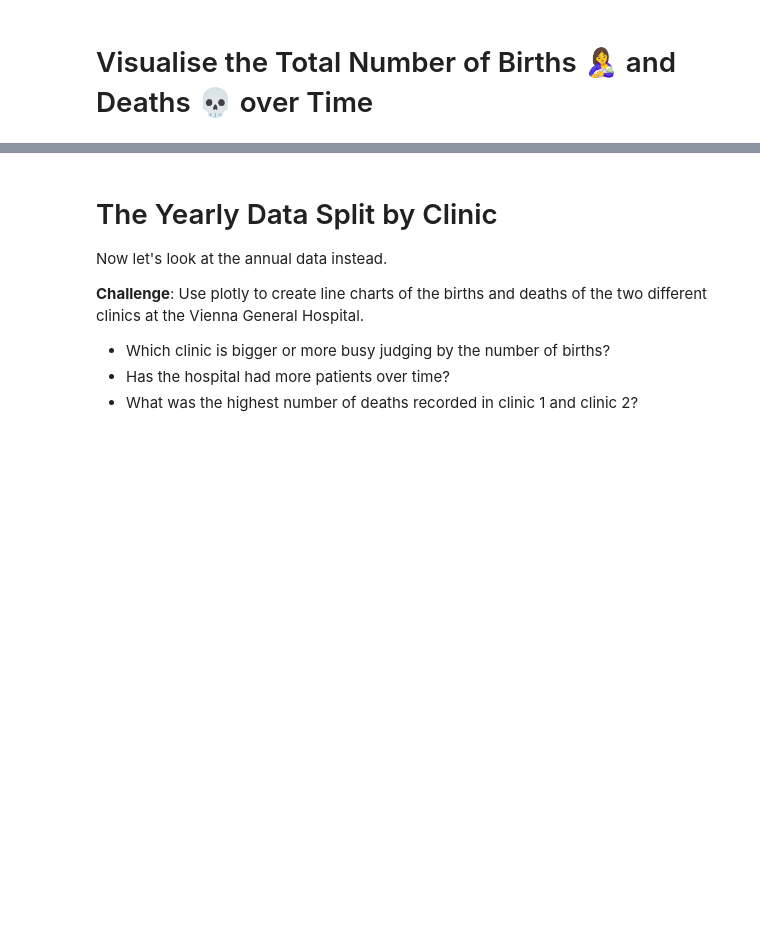
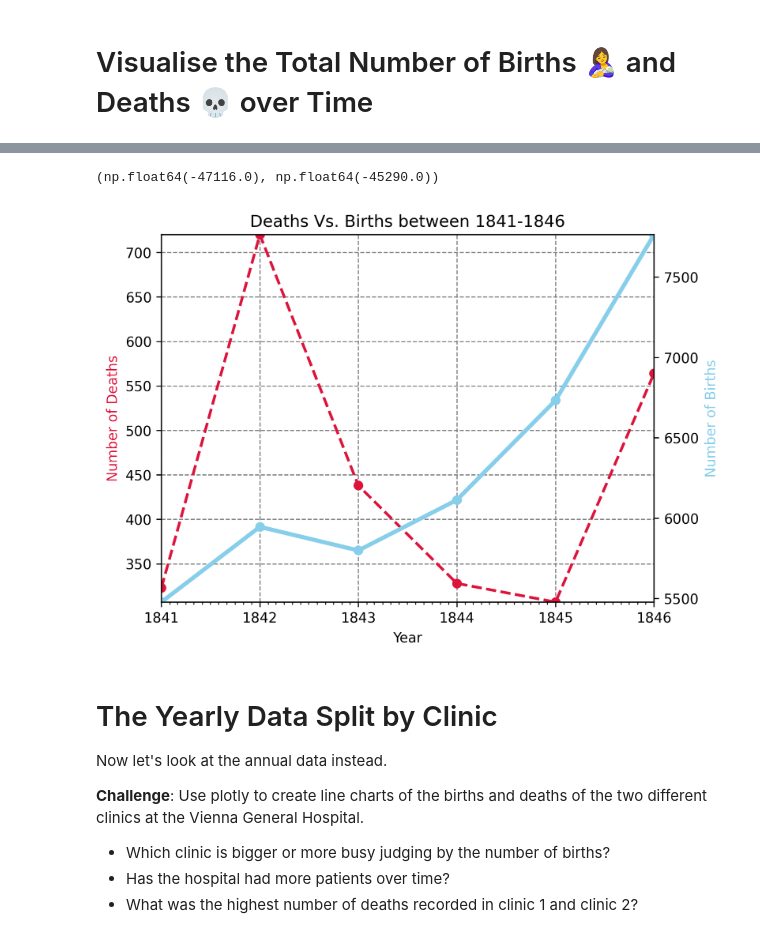
Before and after one commit to erfaw/elasti_py, a Jupyter notebook: Day080-erf/Dr_Semmelweis_Handwashing_Discovery_(start).ipynb, the cells around one changed output, grey strips where cells are left out. Drawn from its saved outputs; the diff is of its cells as text; code cells hidden in the pictures; blank space fills up the shorter version.

Commit message:
feat: progress till end of 'Visualise the Total Number of Births and Deaths over Time'

```diff
--- a/Day080-erf/Dr_Semmelweis_Handwashing_Discovery_(start).ipynb
+++ b/Day080-erf/Dr_Semmelweis_Handwashing_Discovery_(start).ipynb
@@ -209,6 +209,50 @@ grouped_by_year_sum
 * Use a dashed line style for the number of deaths
 * Change the line thickness to 3 and 2 for the births and deaths respectively.
 * Do you notice anything in the late 1840s?
+# %%
+year_locator = mdates.YearLocator()
+month_locator = mdates.MonthLocator()
+years_fmt = mdates.DateFormatter('%Y')
+# %%
+grouped_by_year_sum.index = grouped_by_year_sum.index.astype(str) + "-01-01"
+grouped_by_year_sum.index = pd.to_datetime(grouped_by_year_sum.index, yearfirst=True)
+# %%
+plt.subplots(dpi= 300,)
+
+ax1 = plt.gca()
+ax2 = ax1.twinx()
+
+ax1.set_title('Deaths Vs. Births between 1841-1846')
+
+ax1.xaxis.set_major_locator(year_locator)
+ax1.xaxis.set_major_formatter(years_fmt)
+ax1.xaxis.set_minor_locator(month_locator)
+
+ax1.plot(
+    grouped_by_year_sum.index,
+    grouped_by_year_sum.deaths,
+    color= 'crimson',
+    marker='o',
+    linestyle= '--',
+    linewidth= 2,
+)
+ax2.plot(
+    grouped_by_year_sum.index,
+    grouped_by_year_sum.births,
+    color='skyblue',
+    marker='o',
+    linewidth= 3,
+)
+ax1.set_xlabel("Year")
+ax1.set_ylabel('Number of Deaths', color='crimson')
+ax2.set_ylabel('Number of Births', color='skyblue')
+ax1.grid(color='grey', linestyle='--')
+ax1.set_ylim(grouped_by_year_sum.deaths.min(), grouped_by_year_sum.deaths.max())
+ax2.set_ylim(grouped_by_year_sum.births.min(), grouped_by_year_sum.births.max())
+ax1.set_xlim(grouped_by_year_sum.index.min(), grouped_by_year_sum.index.max())
+# %% [output]
+(np.float64(-47116.0), np.float64(-45290.0))
+[figure, added]
 # %% [markdown]
 # The Yearly Data Split by Clinic
 
```
Also changed, not shown: parts of 1 cell of this notebook.
